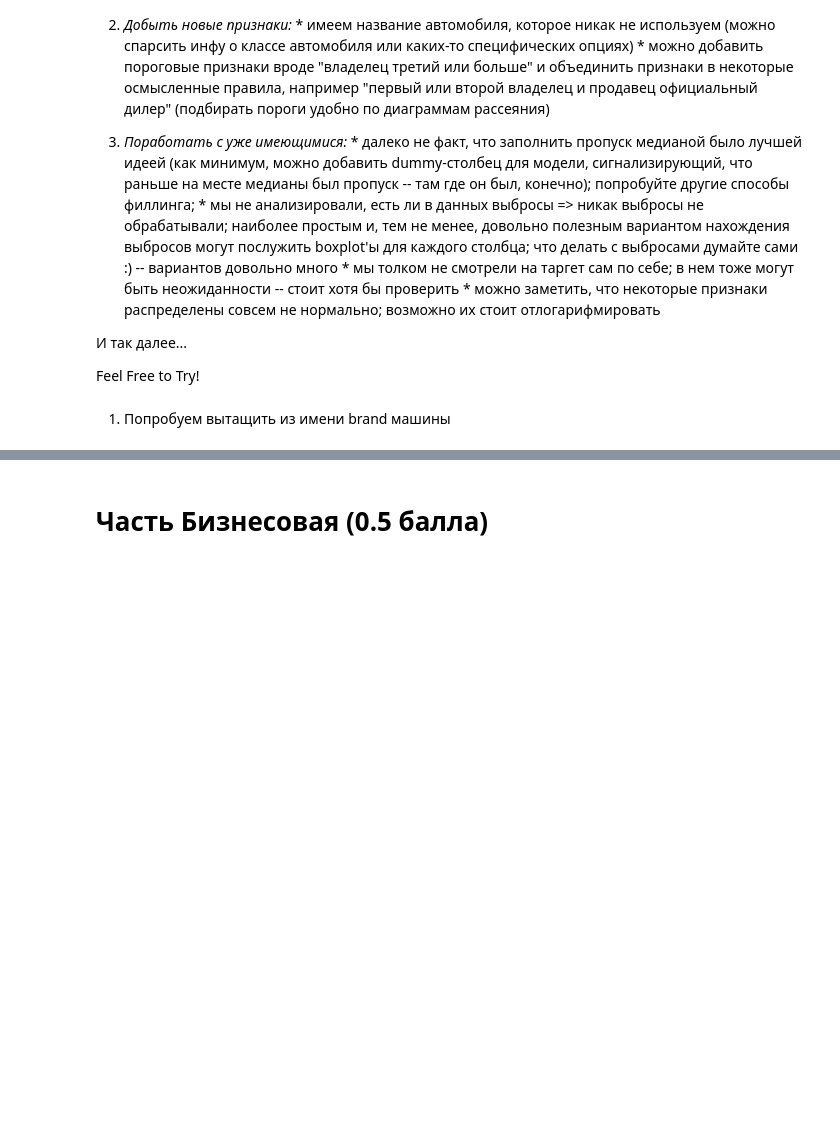
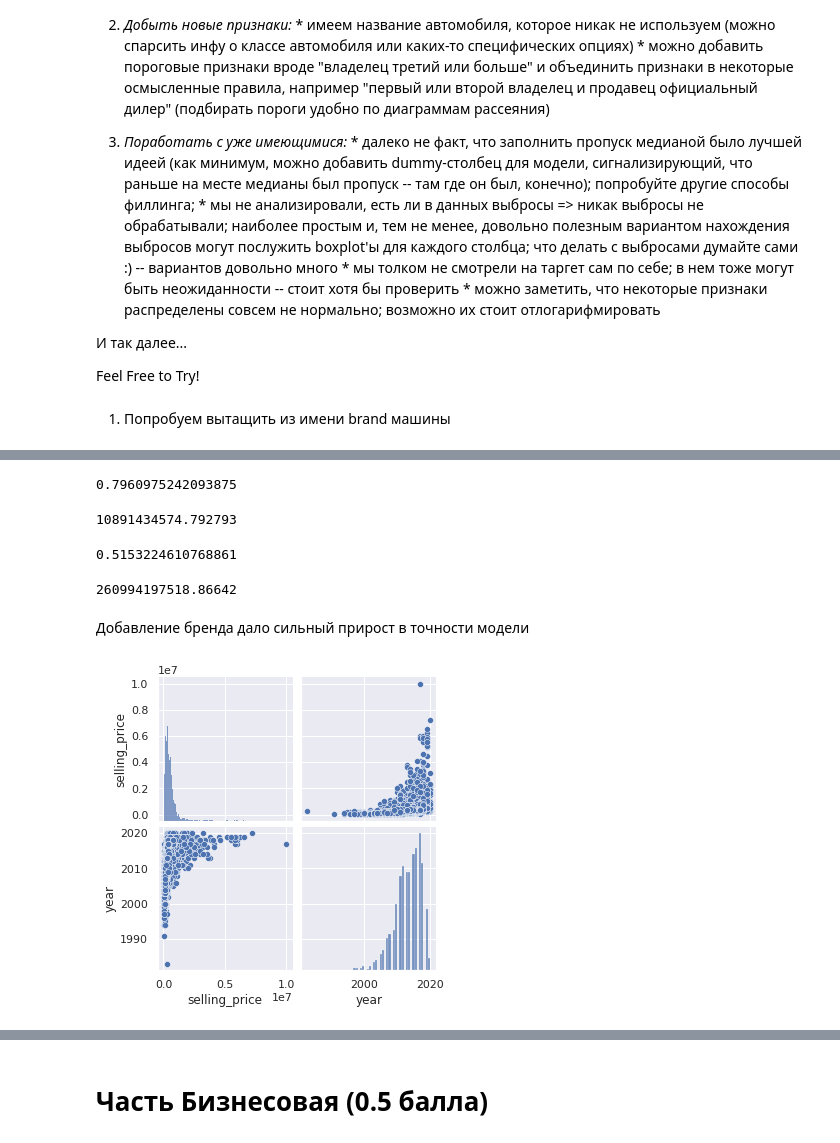
Before and after one commit to Kulikov17/MLDS_ML, a Jupyter notebook: HW1/HW1_Regression_with_inference.ipynb, the cells around one changed output, grey strips where cells are left out. Cells and saved outputs as stored; diff of their text form; code cells hidden in the pictures; blank space fills up the shorter version.

```diff
--- a/HW1/HW1_Regression_with_inference.ipynb
+++ b/HW1/HW1_Regression_with_inference.ipynb
@@ -1077,0 +1111,22 @@ Name: name, Length: 5840, dtype: object
+# %%
+r2_score(y_train, y_pred_train_l2)
+# %% [output]
+0.7960975242093875
+# %%
+MSE(y_train, y_pred_train_l2)
+# %% [output]
+10891434574.792793
+# %%
+r2_score(y_test, y_pred_test_l2)
+# %% [output]
+0.5153224610768861
+# %%
+MSE(y_test, y_pred_test_l2)
+# %% [output]
+260994197518.86642
+# %% [markdown]
+Добавление бренда дало сильный прирост в точности модели
+# %%
+sns.pairplot(df_train[['selling_price', 'year']]);
+# %% [output]
+[figure, added]
```
Also changed, not shown: parts of 60 cells of this notebook.
